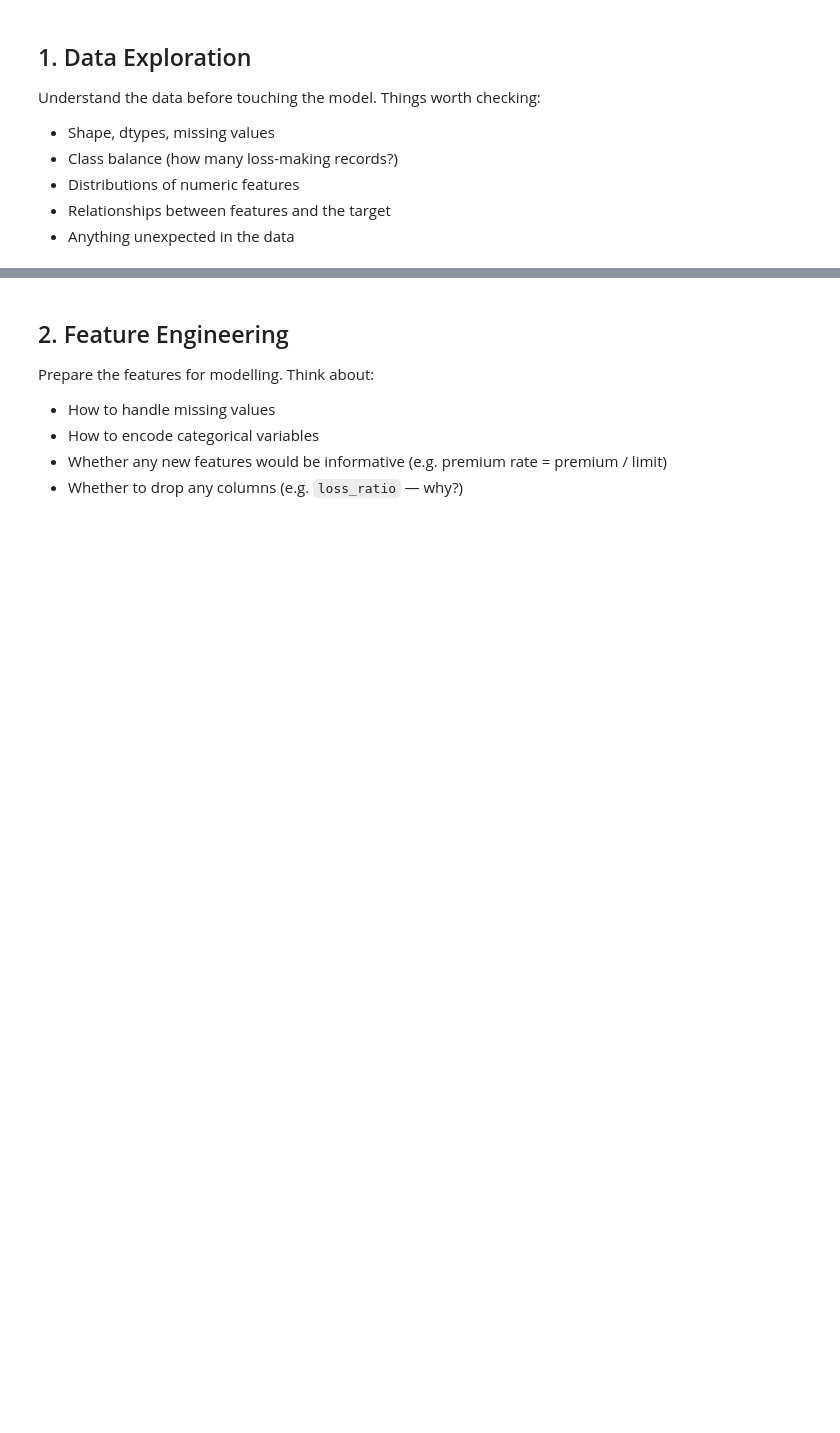
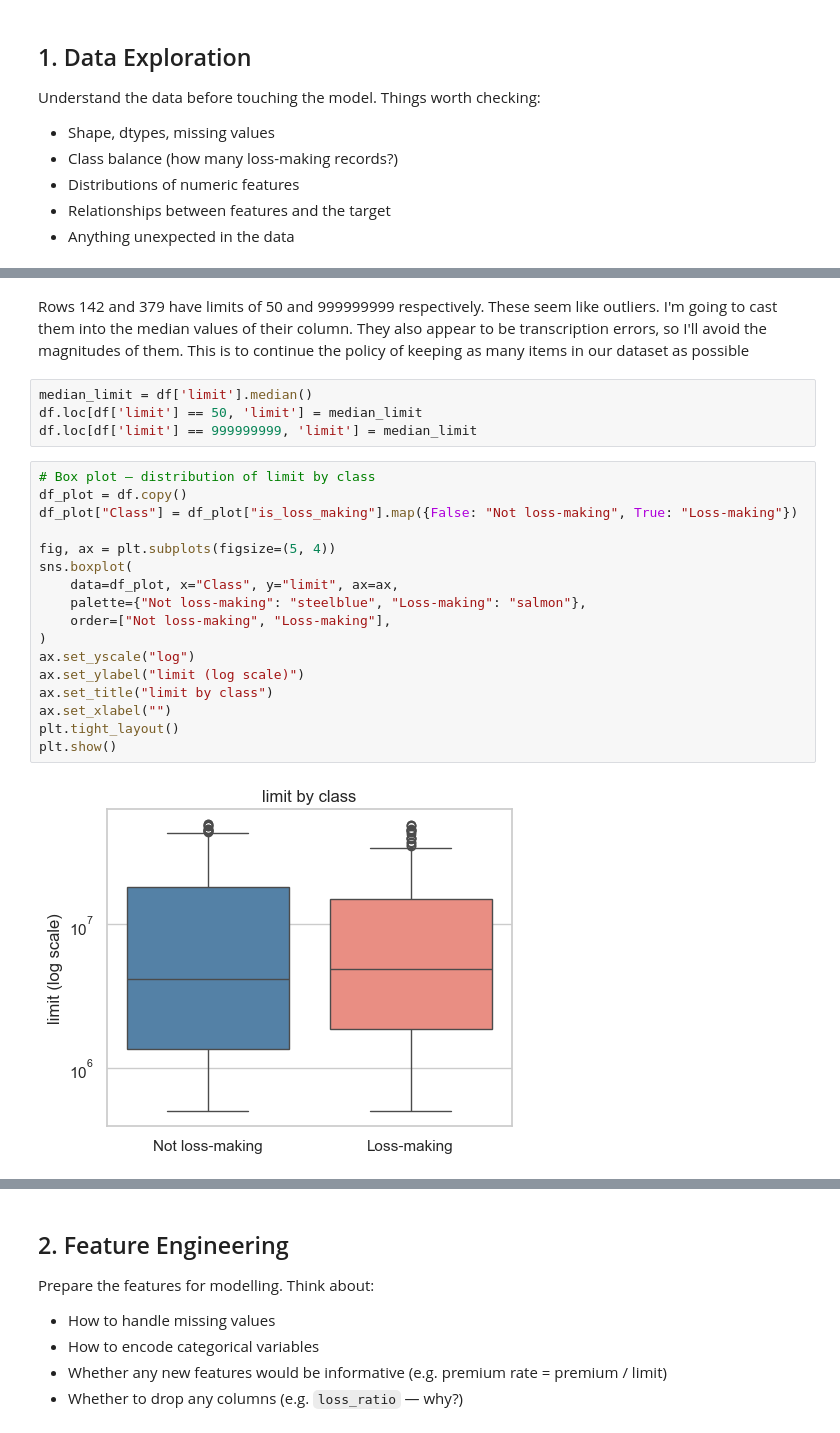
Before and after one commit to djt20djt20/torch, a Jupyter notebook: notebooks/modelling.ipynb, the cells around one changed output, grey strips where cells are left out. Saved outputs shown, nothing was run; the diff lists cells and outputs as text; blank space fills up the shorter version.

```diff
--- a/notebooks/modelling.ipynb
+++ b/notebooks/modelling.ipynb
@@ -66,0 +230,25 @@ Understand the data before touching the model. Things worth checking:
+# %% [markdown]
+Rows 142 and 379 have limits of 50 and 999999999 respectively. These seem like outliers. I'm going to cast them into the median values of their column. They also appear to be transcription errors, so I'll avoid the magnitudes of them. This is to continue the policy of keeping as many items in our dataset as possible
+# %%
+median_limit = df['limit'].median()
+df.loc[df['limit'] == 50, 'limit'] = median_limit
+df.loc[df['limit'] == 999999999, 'limit'] = median_limit
+# %%
+# Box plot — distribution of limit by class
+df_plot = df.copy()
+df_plot["Class"] = df_plot["is_loss_making"].map({False: "Not loss-making", True: "Loss-making"})
+
+fig, ax = plt.subplots(figsize=(5, 4))
+sns.boxplot(
+    data=df_plot, x="Class", y="limit", ax=ax,
+    palette={"Not loss-making": "steelblue", "Loss-making": "salmon"},
+    order=["Not loss-making", "Loss-making"],
+)
+ax.set_yscale("log")
+ax.set_ylabel("limit (log scale)")
+ax.set_title("limit by class")
+ax.set_xlabel("")
+plt.tight_layout()
+plt.show()
+# %% [output]
+[figure, added]
```
Also changed, not shown: parts of 57 cells of this notebook, 11 other files.
